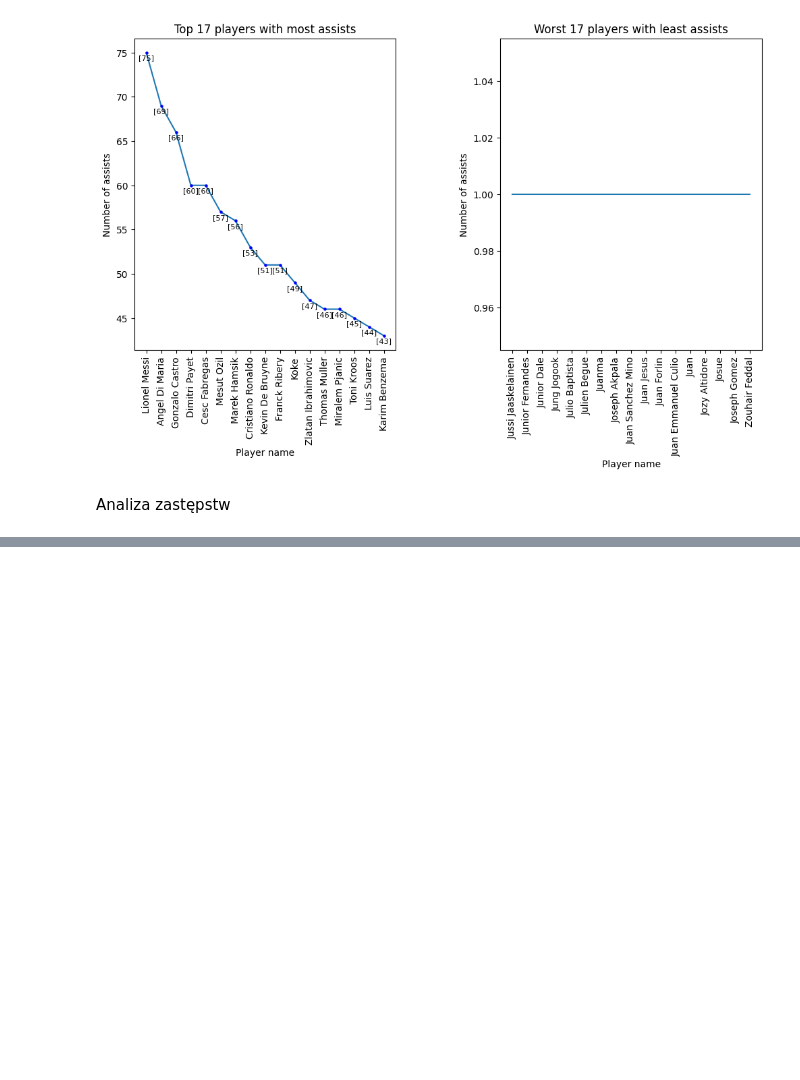
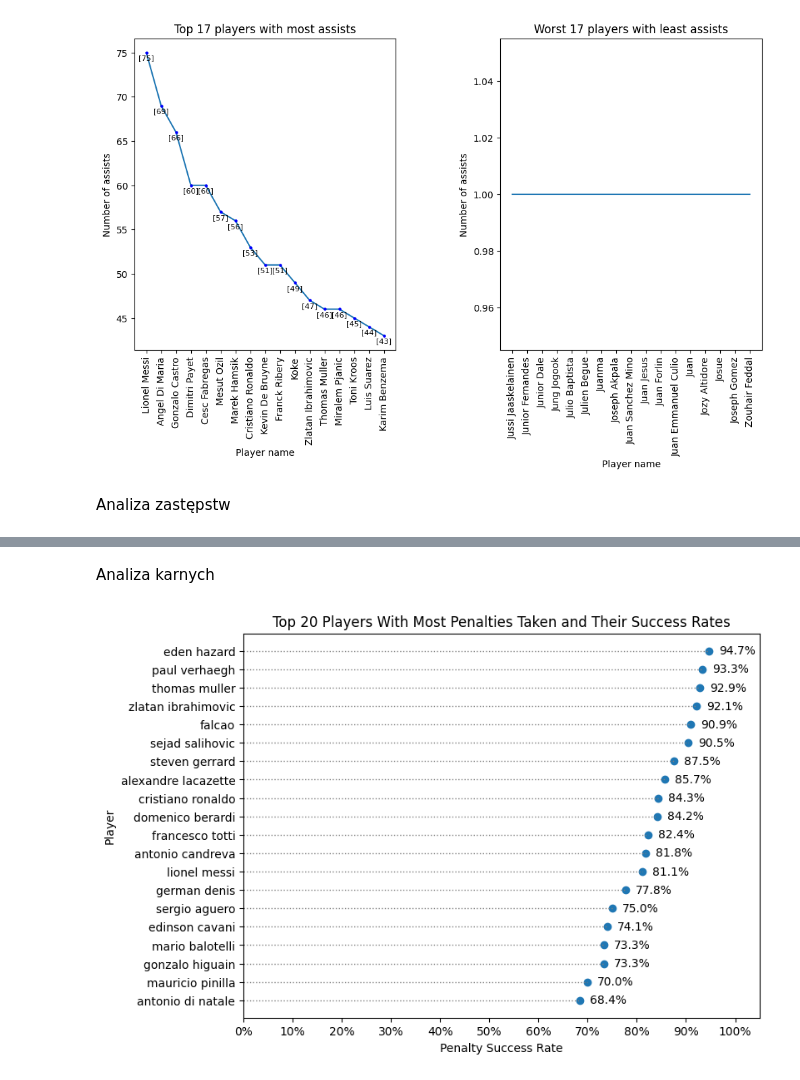
Before and after one commit to solszym/football_events_dane, a Jupyter notebook: analiza.ipynb, the cells around one changed output, grey strips where cells are left out. Drawn from its saved outputs; the diff is of its cells as text; code cells hidden in the pictures; blank space fills up the shorter version.

```diff
--- a/analiza.ipynb
+++ b/analiza.ipynb
@@ -192,0 +230,55 @@ plt.show()
+# %% [markdown]
+Analiza karnych
+# %%
+penalty_kicks_df = events[events["location"] == 14]
+penalty_kicks_count = penalty_kicks_df.groupby("player").size().reset_index(name="penalty_kicks")
+
+
+
+penalty_success_count = penalty_kicks_df.groupby(["player", "is_goal"]).size().reset_index(name="count")
+penalty_success_count = penalty_success_count.pivot(index="player", columns="is_goal", values="count").reset_index()
+penalty_success_count["penalty_success_rate"] = penalty_success_count[1] / (penalty_success_count[0] + penalty_success_count[1])
+penalty_success_count = penalty_success_count[["player", "penalty_success_rate"]]
+
+penalty_kicks_summary = penalty_kicks_count.merge(penalty_success_count, on="player")
+
+penalty_kicks_summary = penalty_kicks_summary.sort_values("penalty_success_rate", ascending=True).head(20)
+
+# Get the 20 players who have taken the most penalties
+# Get the 20 players who have taken the most penalties
+top_players = events[events['location']==14]['player'].value_counts().nlargest(20).index.tolist()
+
+# Get the success rates for each of the top players
+player_success_rates = []
+for player in top_players:
+    penalties = events[(events['location']==14) & (events['player']==player)]
+    success_rate = penalties['is_goal'].sum() / len(penalties)
+    player_success_rates.append(success_rate)
+
+# Sort the data by success rate
+sorted_data = sorted(zip(top_players, player_success_rates), key=lambda x: x[1], reverse=False)
+sorted_players = [x[0] for x in sorted_data]
+sorted_success_rates = [x[1] for x in sorted_data]
+
+# Plot the data as a scatter plot
+fig, ax = plt.subplots(figsize=(8,6))
+ax.scatter(sorted_success_rates, sorted_players)
+
+# Add horizontal lines and labels for each player
+for i, player in enumerate(sorted_players):
+    ax.hlines(player, 0, sorted_success_rates[i], colors='gray', linestyles='dotted', linewidth=1)
+    ax.text(sorted_success_rates[i]+0.02, player, f'{sorted_success_rates[i]*100:.1f}%', va='center')
+
+# Set the x-axis limits and tick frequency
+ax.set_xlim(0, 1.05)
+ax.xaxis.set_major_formatter(ticker.PercentFormatter(xmax=1.0, decimals=0))
+ax.xaxis.set_major_locator(ticker.MultipleLocator(0.1))
+
+# Set the axis labels and title
+ax.set_xlabel('Penalty Success Rate')
+ax.set_ylabel('Player')
+ax.set_title('Top 20 Players With Most Penalties Taken and Their Success Rates')
+
+plt.show()
+# %% [output]
+[figure, added]
```
Also changed, not shown: parts of 4 cells of this notebook.
